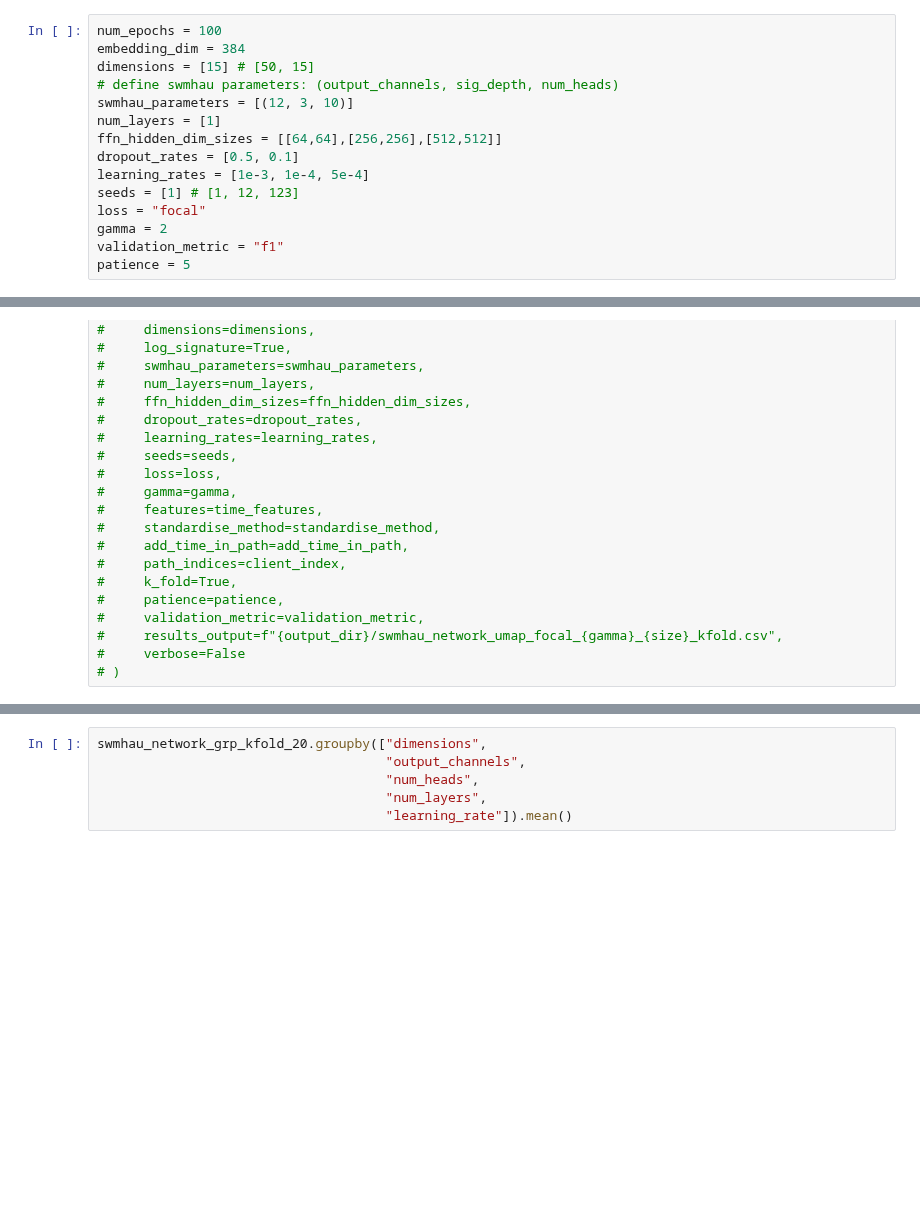
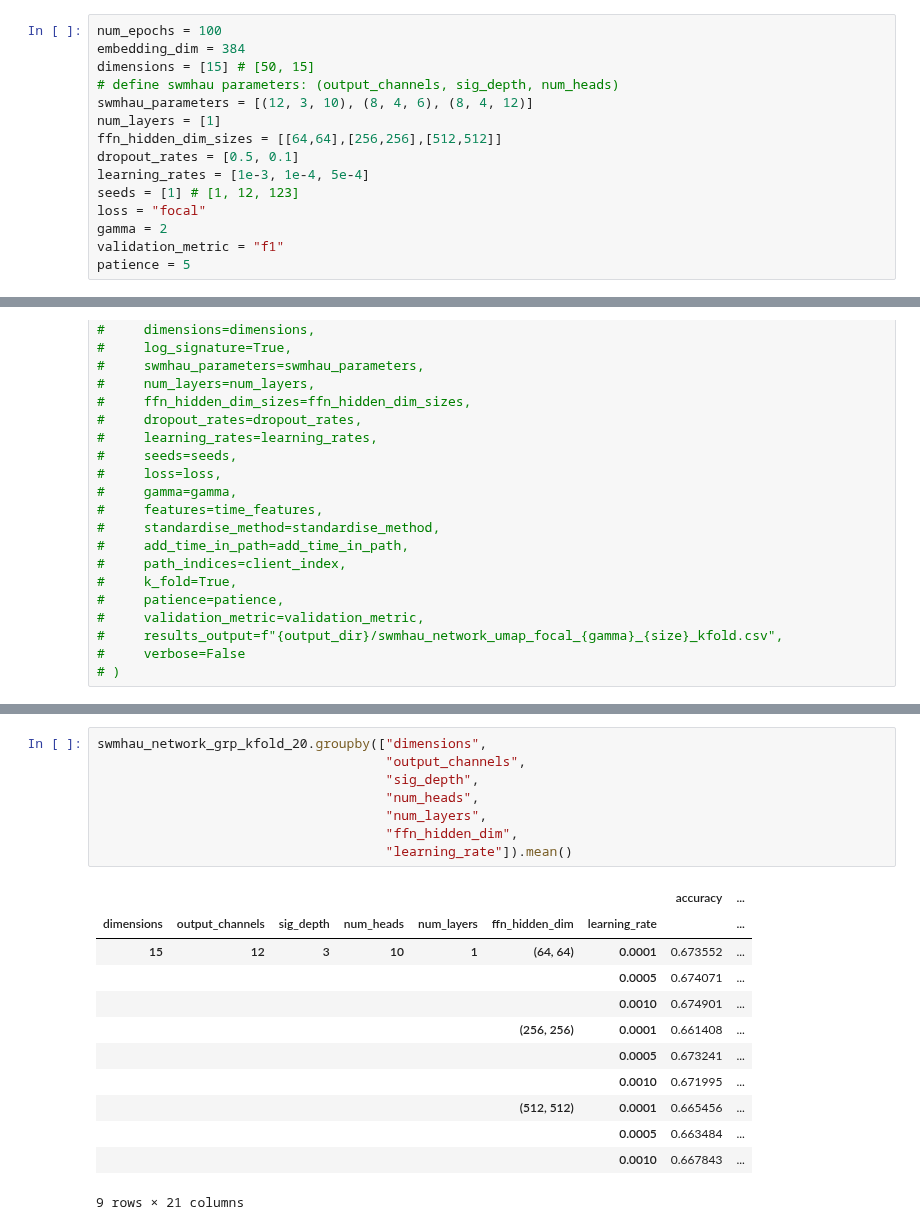
Before and after one commit to ttseriotou/sig-networks, a Jupyter notebook: notebooks/AnnoMI/client_talk_type_prediction/anno_mi-client-swmhau.ipynb, the cells around one changed output, grey strips where cells are left out. Cells and saved outputs as stored; diff of their text form; blank space fills up the shorter version.

Commit message:
client talk type swmhau

```diff
--- a/notebooks/AnnoMI/client_talk_type_prediction/anno_mi-client-swmhau.ipynb
+++ b/notebooks/AnnoMI/client_talk_type_prediction/anno_mi-client-swmhau.ipynb
@@ -50,7 +50,7 @@ num_epochs = 100
 embedding_dim = 384
 dimensions = [15] # [50, 15]
 # define swmhau parameters: (output_channels, sig_depth, num_heads)
-swmhau_parameters = [(12, 3, 10)]
+swmhau_parameters = [(12, 3, 10), (8, 4, 6), (8, 4, 12)]
 num_layers = [1]
 ffn_hidden_dim_sizes = [[64,64],[256,256],[512,512]]
 dropout_rates = [0.5, 0.1]
@@ -150,8 +150,23 @@ KeyError: 'n_layers'
 # %%
 swmhau_network_grp_kfold_20.groupby(["dimensions",
                                      "output_channels",
+                                     "sig_depth",
                                      "num_heads",
                                      "num_layers",
+                                     "ffn_hidden_dim",
                                      "learning_rate"]).mean()
+# %% [output]
+|  |  |  |  |  |  |  | accuracy | ... |
+| dimensions | output_channels | sig_depth | num_heads | num_layers | ffn_hidden_dim | learning_rate |  | ... |
+| 15 | 12 | 3 | 10 | 1 | (64, 64) | 0.0001 | 0.673552 | ... |
+|  |  |  |  |  |  | 0.0005 | 0.674071 | ... |
+|  |  |  |  |  |  | 0.0010 | 0.674901 | ... |
+|  |  |  |  |  | (256, 256) | 0.0001 | 0.661408 | ... |
+|  |  |  |  |  |  | 0.0005 | 0.673241 | ... |
+|  |  |  |  |  |  | 0.0010 | 0.671995 | ... |
+|  |  |  |  |  | (512, 512) | 0.0001 | 0.665456 | ... |
+|  |  |  |  |  |  | 0.0005 | 0.663484 | ... |
+|  |  |  |  |  |  | 0.0010 | 0.667843 | ... |
+9 rows × 21 columns
 # %%
 best_swmhau_network_grp_kfold_20
```
Also changed, not shown: parts of 8 cells of this notebook, 1 other file.
